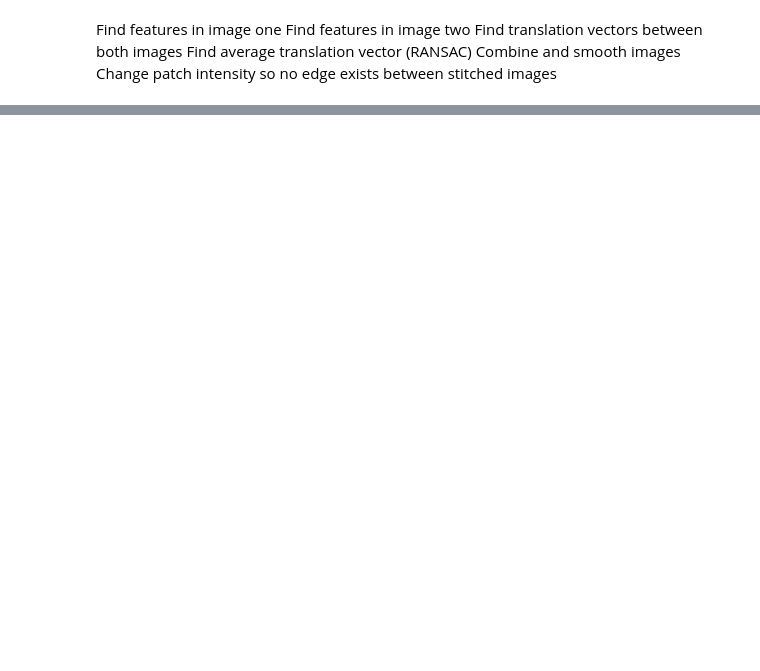
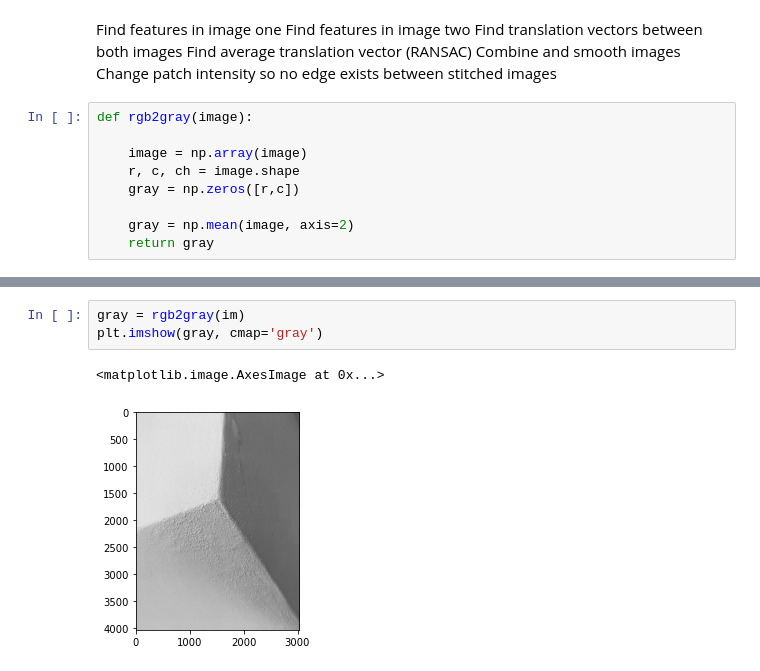
Before and after one commit to Tsmorz/computer-vision, a Jupyter notebook: Project 2/CV Project 2.ipynb, the cells around one changed output, grey strips where cells are left out. Saved outputs shown, nothing was run; the diff lists cells and outputs as text; blank space fills up the shorter version.

```diff
--- a/Project 2/CV Project 2.ipynb
+++ b/Project 2/CV Project 2.ipynb
@@ -206,3 +205,12 @@ Find translation vectors between both images
 Find average translation vector (RANSAC)
 Combine and smooth images
 Change patch intensity so no edge exists between stitched images
+# %%
+def rgb2gray(image):
+
+    image = np.array(image)
+    r, c, ch = image.shape
+    gray = np.zeros([r,c])
+
+    gray = np.mean(image, axis=2)
+    return gray
@@ -208,0 +224,6 @@ Change patch intensity so no edge exists between stitched images
+# %%
+gray = rgb2gray(im)
+plt.imshow(gray, cmap='gray')
+# %% [output]
+<matplotlib.image.AxesImage at 0x...>
+[figure, added]
```
Also changed, not shown: parts of 7 cells of this notebook.
